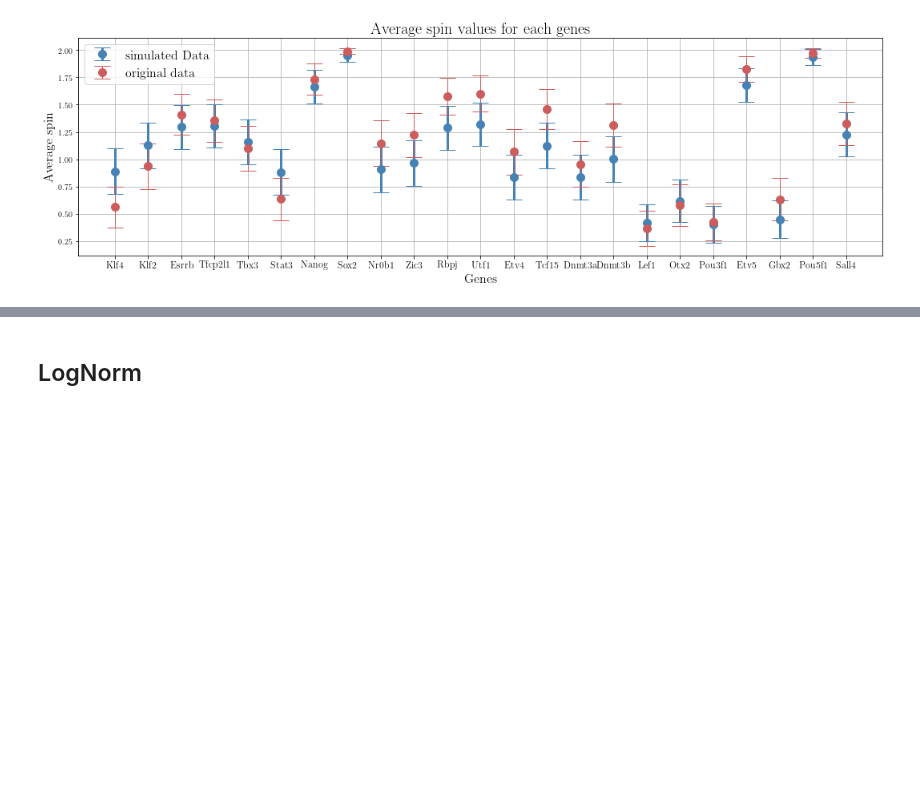
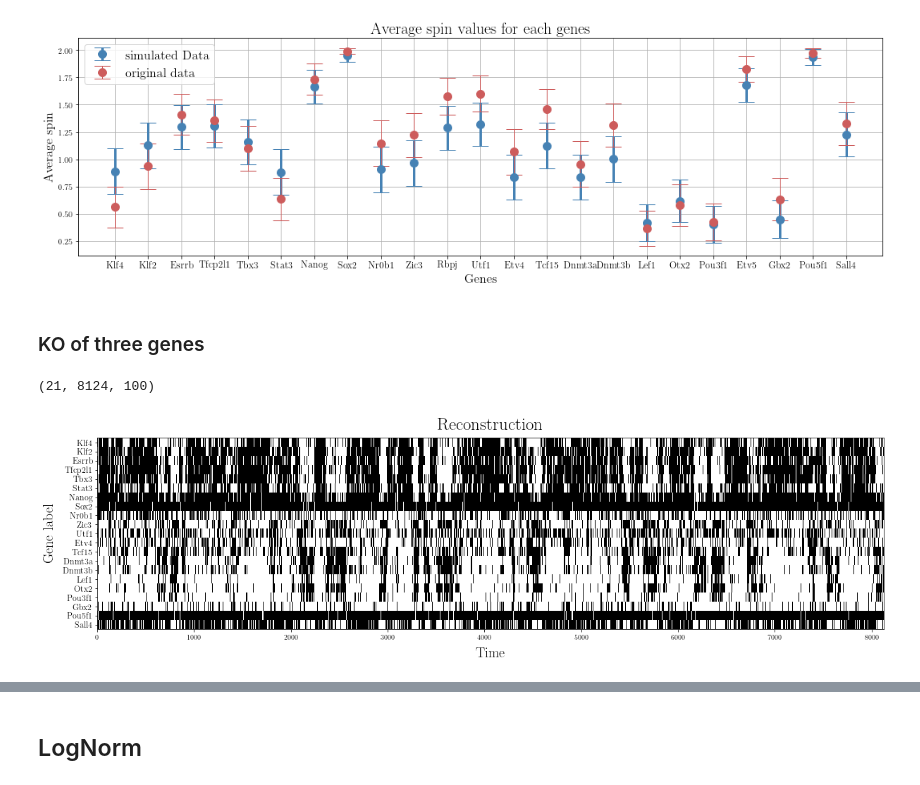
Before and after one commit to CleliaCorridori/GRN_Inference_CODE, a Jupyter notebook: Models_Evaluation.ipynb, the cells around one changed output, grey strips where cells are left out. Saved outputs shown, nothing was run; the diff lists cells and outputs as text; code cells hidden in the pictures; blank space fills up the shorter version.

```diff
--- a/Models_Evaluation.ipynb
+++ b/Models_Evaluation.ipynb
@@ -788,3 +790,24 @@ funcs_ko.KO_plots_oneSim(model_pN_best,KO_pN_rec_matx, KO_pN_rec_field, KO_genes
                 raster=False, avg=True)
 # %% [output]
 [figure]
+# %% [markdown]
+### KO of three genes
+# %%
+KO_gene_T_spins = ["Rbpj", "Etv5", "Tcf7l1"]
+
+KO_pN_rec_matx_T_spins, KO_pN_rec_field_T_spins, KO_gene_idk_T, KO_genes_order_T = funcs_ko.info_KO(pN_high_meanMatx, model_pN_best, KO_gene_T_spins,
+                                                                               genes_order=genes_order, multiple=True)
+
+# average activity for wt
+wt_T_pN_mb_pst_avg_spin    = np.delete(np.array(spins_df_pN_mb_pst.mean(axis=1)),KO_gene_idk_T)+1
+wt_T_pN_mb_pst_std_spin    = np.delete(np.array(spins_df_pN_mb_pst.std(axis=1)),KO_gene_idk_T)
+
+KO_T_spins, KO_T_avg_spin, KO_T_std_spin = funcs_ko.KO_activity_sim(KO_pN_rec_matx_T_spins, KO_pN_rec_field_T_spins, KO_genes_order_T, model_pN_best, N_test_KO=100, n_time=8124)
+print(KO_T_spins.shape)
+# %% [output]
+(21, 8124, 100)
+# %%
+fun_plotting.raster_plot(KO_T_spins[:,:,1], 'Reconstruction', 1, KO_genes_order_T)
+plt.show()
+# %% [output]
+[figure, added]
```
Also changed, not shown: parts of 10 cells of this notebook, 1 other file.
